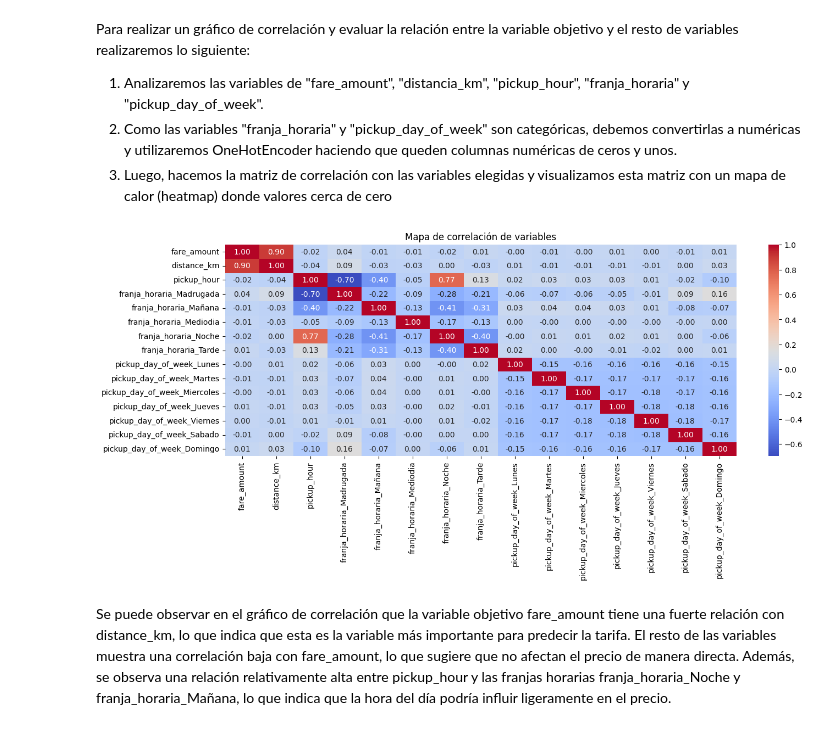
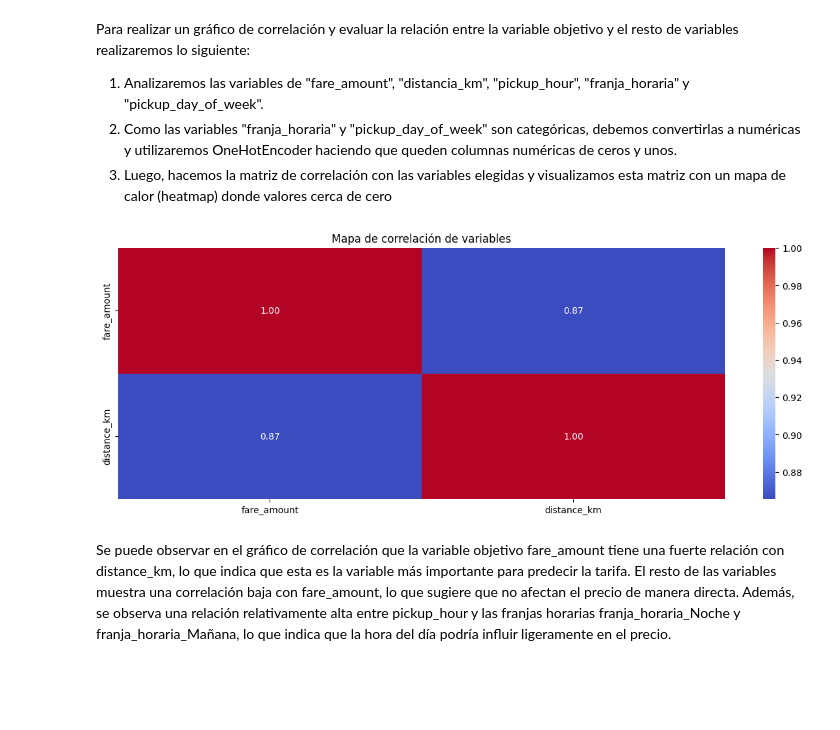
Before and after one commit to CaterinaMartinezD/AA1-TUIA-2025C1-Casado-MartinezDufour, a Jupyter notebook: TP-Regresion-AA1-2025C1.ipynb, the cells around one changed output. Saved outputs shown, nothing was run; the diff lists cells and outputs as text; code cells hidden in the pictures; blank space fills up the shorter version.

```diff
--- a/TP-Regresion-AA1-2025C1.ipynb
+++ b/TP-Regresion-AA1-2025C1.ipynb
@@ -579,6 +556,2 @@ train_df[train_df['imputar_KNN'] == True].head()
 # %% [markdown]
 Hacer el mismo procedimiento con los datos de test:
-# %%
-# recalcular la distancia de los registros a imputar=True, ya que se modificaron las coordenadas
-train_df.loc[train_df['imputar_KNN'] == True, 'distance_km'] = train_df.loc[train_df['imputar_KNN'] == True].apply(
-    lambda row: haversine(row["pickup_longitude"], row["pickup_latitude"], row["dropoff_longitude"], row["dropoff_latitude"]),axis=1 )
@@ -600,10 +559,0 @@ train_df[train_df['imputar_median'] == True].head()
-# %%
-# imputar con la mediana las coordenadas faltantes
-columnas = ['distance_km']
-median_rows_train = train_df[train_df['imputar_median'] == True]
-
-median_imputer = SimpleImputer(strategy='median')
-train_df.loc[median_rows_train.index, columnas] = median_imputer.fit_transform(median_rows_train[columnas])
-
-median_rows_test = test_df[test_df['imputar_median'] == True]
-test_df.loc[median_rows_test.index, columnas] = median_imputer.transform(median_rows_test[columnas])
@@ -646,15 +562,2 @@ plt.show()
 # %% [markdown]
 ##### Análisis de la variable `fare_amount`:
-# %%
-total_rows = train_df.shape[0]
-# Filtrar outliers
-outliers_train = train_df[train_df['fare_amount'] > 80]
-# Cantidad de outliers
-num_outliers_train = outliers_train.shape[0]
-# Porcentaje de outliers
-percent_outlier_train = num_outliers_train / total_rows * 100
-print(f'Cantidad de outliers: {num_outliers_train}')
-print(f'Porcentaje de outliers: {percent_outlier_train:.2f}%')
-
-train_df = train_df[(train_df['fare_amount'] < 80)]
-test_df = test_df[test_df['distance_km'] < 80]
@@ -704,7 +606,3 @@ plt.show()
-# %%
-# Podemos observar que el dato con distancia mayor a 60km tiene una tarifa muy baja, lo que indica que probablemente sea un outlier. Por esta razón lo eliminaremos del dataset.
-train_df = train_df[train_df['distance_km'] < 60]
-test_df = test_df[test_df['distance_km'] < 60]
 # %%
 plt.figure(figsize=(10,6))
 sns.scatterplot(data=train_df, x='distance_km', y='fare_amount', hue='franja_horaria', palette='viridis', alpha=0.6)
@@ -752,17 +650,15 @@ test_df[encoder.get_feature_names_out(["franja_horaria"])] = f_horaria_encoder
 dia_semana_encoder = encoder.fit_transform(test_df[["pickup_day_of_week"]])
 test_df[encoder.get_feature_names_out(["pickup_day_of_week"])] = dia_semana_encoder
 # %%
-columnas = ['fare_amount', 'distance_km', 'pickup_hour', 'franja_horaria_Madrugada', 'franja_horaria_Mañana', 'franja_horaria_Mediodia', 'franja_horaria_Noche',
-            'franja_horaria_Tarde', 'pickup_day_of_week_Lunes', 'pickup_day_of_week_Martes', 'pickup_day_of_week_Miercoles', 'pickup_day_of_week_Jueves',
-            'pickup_day_of_week_Viernes', 'pickup_day_of_week_Sabado', 'pickup_day_of_week_Domingo']
+columnas = ['fare_amount', 'distance_km']
 corr_matrix = train_df[columnas].corr()
 
 plt.figure(figsize=(15,5))
 sns.heatmap(corr_matrix, annot=True, fmt=".2f", cmap='coolwarm', cbar=True)
 plt.title("Mapa de correlación de variables")
 plt.show()
 # %% [output]
-[figure, old version]
+[figure, new version]
 # %% [markdown]
 Se puede observar en el gráfico de correlación que la variable objetivo fare_amount tiene una fuerte relación con distance_km, lo que indica que esta es la variable más importante para predecir la tarifa.
 El resto de las variables muestra una correlación baja con fare_amount, lo que sugiere que no afectan el precio de manera directa. Además, se observa una relación relativamente alta entre pickup_hour y las franjas horarias franja_horaria_Noche y franja_horaria_Mañana, lo que indica que la hora del día podría influir ligeramente en el precio.
```
Also changed, not shown: parts of 45 cells of this notebook.
